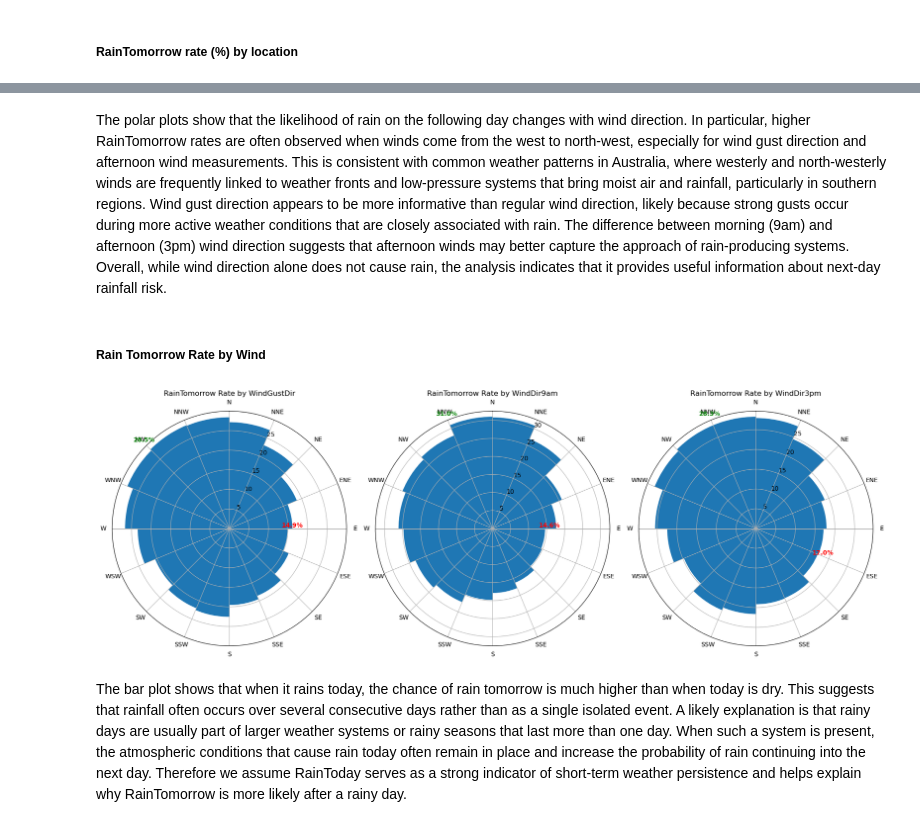
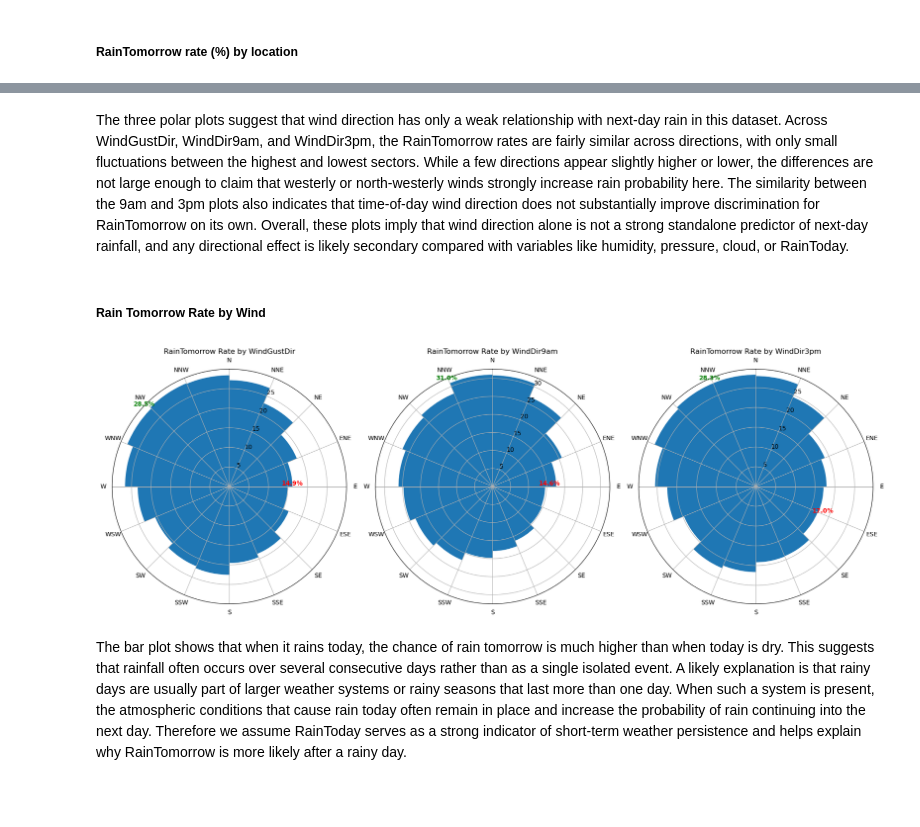
Before and after one commit to AstouK/Rain_Australia, a Jupyter notebook: rain_australia v3.ipynb, the cells around one changed output, grey strips where cells are left out. Saved outputs shown, nothing was run; the diff lists cells and outputs as text; code cells hidden in the pictures; blank space fills up the shorter version.

```diff
--- a/rain_australia v3.ipynb
+++ b/rain_australia v3.ipynb
@@ -1437,7 +1437,7 @@ m
 # %% [output]
 [interactive output not drawn]
 # %% [markdown]
-The polar plots show that the likelihood of rain on the following day changes with wind direction. In particular, higher RainTomorrow rates are often observed when winds come from the west to north-west, especially for wind gust direction and afternoon wind measurements. This is consistent with common weather patterns in Australia, where westerly and north-westerly winds are frequently linked to weather fronts and low-pressure systems that bring moist air and rainfall, particularly in southern regions. Wind gust direction appears to be more informative than regular wind direction, likely because strong gusts occur during more active weather conditions that are closely associated with rain. The difference between morning (9am) and afternoon (3pm) wind direction suggests that afternoon winds may better capture the approach of rain-producing systems. Overall, while wind direction alone does not cause rain, the analysis indicates that it provides useful information about next-day rainfall risk.
+The three polar plots suggest that wind direction has only a weak relationship with next-day rain in this dataset. Across WindGustDir, WindDir9am, and WindDir3pm, the RainTomorrow rates are fairly similar across directions, with only small fluctuations between the highest and lowest sectors. While a few directions appear slightly higher or lower, the differences are not large enough to claim that westerly or north-westerly winds strongly increase rain probability here. The similarity between the 9am and 3pm plots also indicates that time-of-day wind direction does not substantially improve discrimination for RainTomorrow on its own. Overall, these plots imply that wind direction alone is not a strong standalone predictor of next-day rainfall, and any directional effect is likely secondary compared with variables like humidity, pressure, cloud, or RainToday.
 # %% [markdown]
 ##### Rain Tomorrow Rate by Wind
 # %%
@@ -1548,35 +1548,35 @@ for ax, (feature, title) in zip(axes, features):
     # ----------------------------
     # Highest probability → green
     ax.text(
         angles[i_max],
         values[i_max] * 1.08,      # slight radial offset to avoid overlap
         f"{values[i_max]:.1f}%",
         color="green",
         ha="center",
-        va="bottom",
+        va="top",
         fontsize=10,
         fontweight="bold"
     )
 
     # Lowest probability → red
     ax.text(
         angles[i_min],
         values[i_min] * 1.08,
         f"{values[i_min]:.1f}%",
         color="red",
         ha="center",
         va="bottom",
         fontsize=10,
         fontweight="bold"
     )
 
 # Adjust spacing so titles and labels do not overlap
 plt.tight_layout()
 
 # Render the figure
 plt.show()
 # %% [output]
-[figure, old version]
+[figure, new version]
 # %% [markdown]
 The bar plot shows that when it rains today, the chance of rain tomorrow is much higher than when today is dry. This suggests that rainfall often occurs over several consecutive days rather than as a single isolated event. A likely explanation is that rainy days are usually part of larger weather systems or rainy seasons that last more than one day. When such a system is present, the atmospheric conditions that cause rain today often remain in place and increase the probability of rain continuing into the next day. Therefore we assume RainToday serves as a strong indicator of short-term weather persistence and helps explain why RainTomorrow is more likely after a rainy day.
 # %% [markdown]
```
